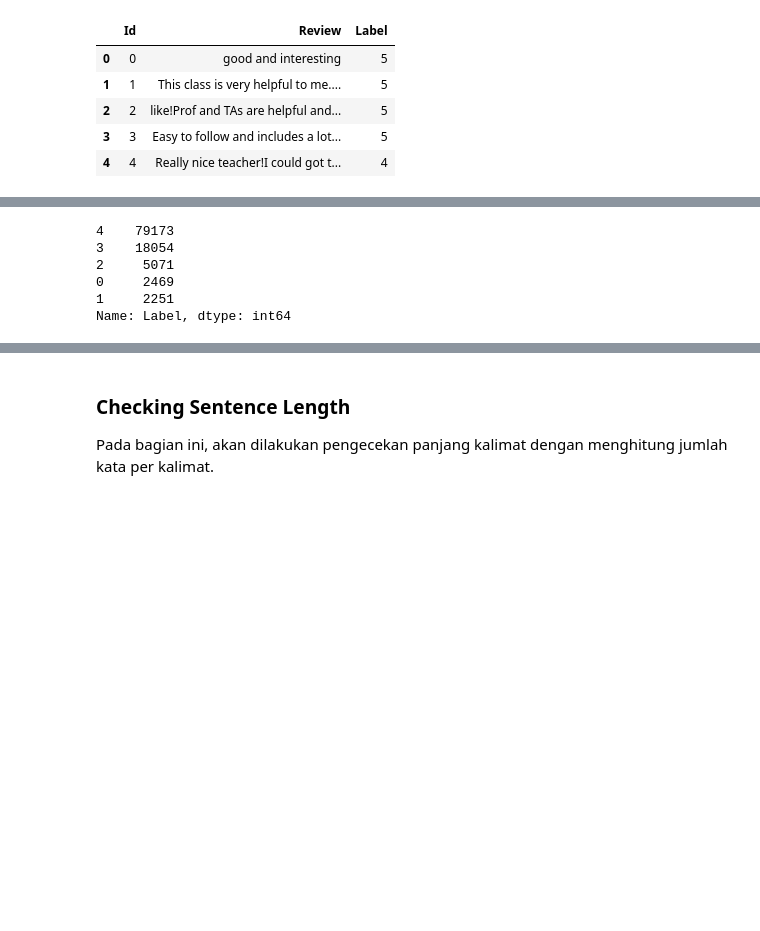
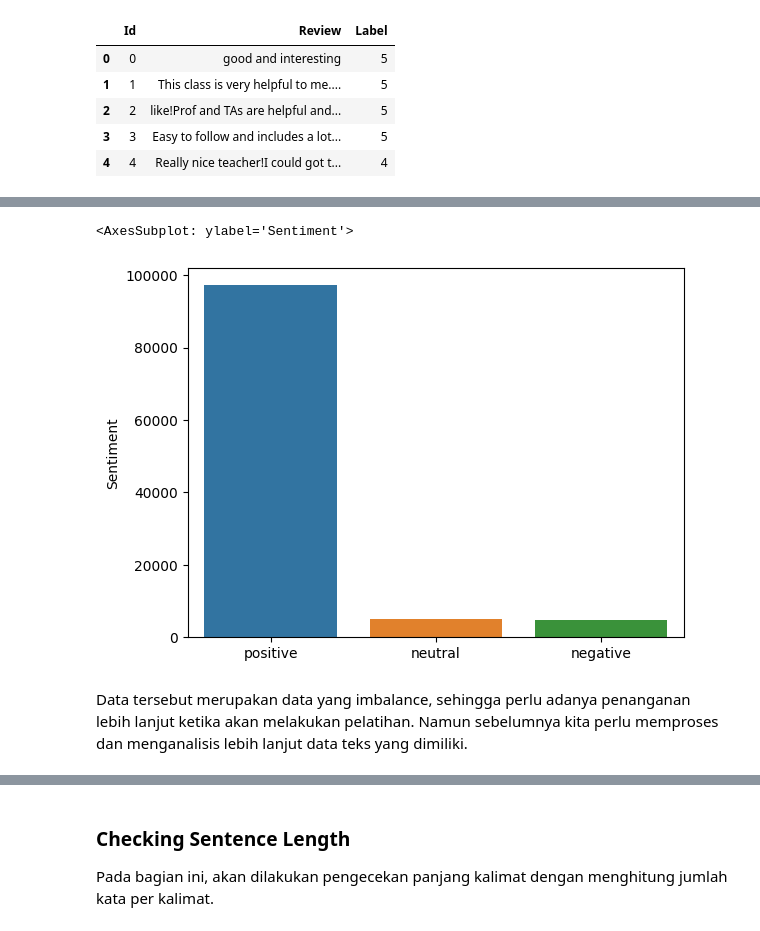
Before and after one commit to nadyadtm/Sentiment-Analysis-of-Course-Review-using-DistilBERT-Transfer-Learning, a Jupyter notebook: distilbert-with-class-weight.ipynb, the cells around one changed output, grey strips where cells are left out. Saved outputs shown, nothing was run; the diff lists cells and outputs as text; code cells hidden in the pictures; blank space fills up the shorter version.

```diff
--- a/distilbert-with-class-weight.ipynb
+++ b/distilbert-with-class-weight.ipynb
@@ -110,11 +108,9 @@ Pada bagian ini, akan dilakukan pengecekan distribusi kelas dengan menghitung ju
 # %%
 # check class distribution
 import seaborn as sns
-df["Label"].value_counts()
+sns.barplot(x = df["Sentiment"].value_counts().index, y = df["Sentiment"].value_counts())
 # %% [output]
-4    79173
-3    18054
-2     5071
-0     2469
-1     2251
-Name: Label, dtype: int64
+<AxesSubplot: ylabel='Sentiment'>
+[figure, added]
+# %% [markdown]
+Data tersebut merupakan data yang imbalance, sehingga perlu adanya penanganan lebih lanjut ketika akan melakukan pelatihan. Namun sebelumnya kita perlu memproses dan menganalisis lebih lanjut data teks yang dimiliki.
```
Also changed, not shown: parts of 97 cells of this notebook.
